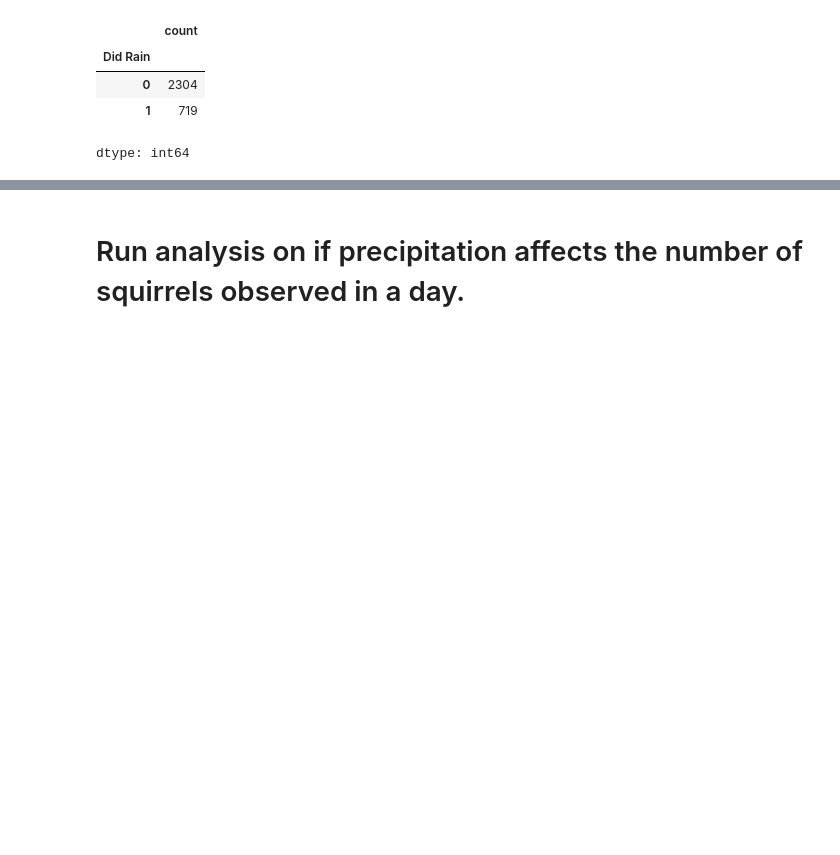
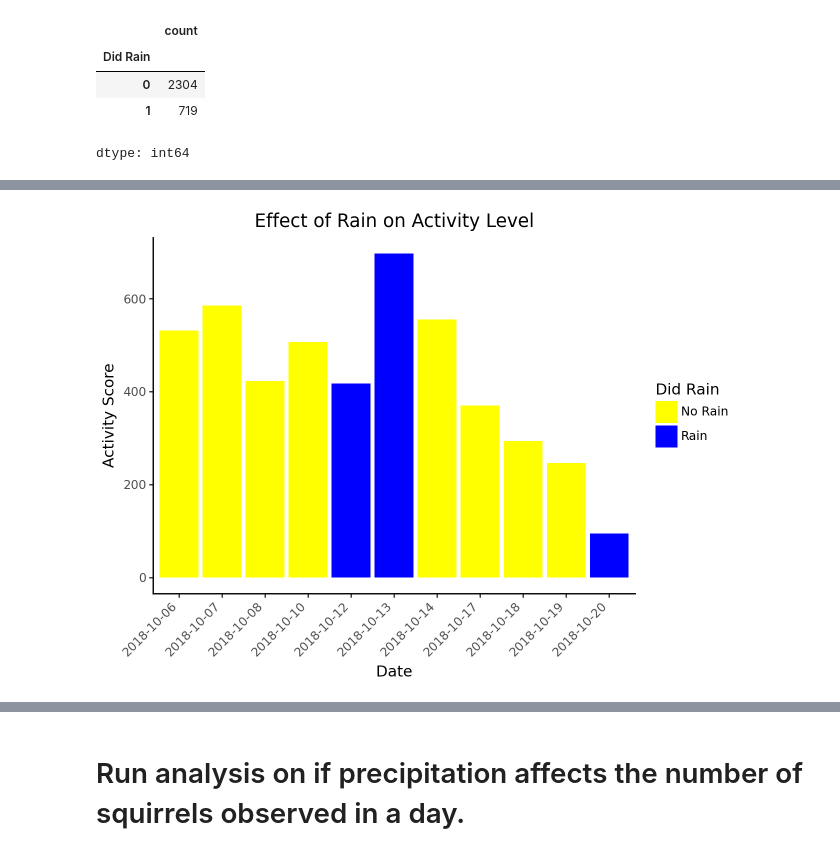
Before and after one commit to envirodatascience/final-project-go-squirrels, a Jupyter notebook: Sophie's_Squirrel_Notebook.ipynb, the cells around one changed output, grey strips where cells are left out. Cells and saved outputs as stored; diff of their text form; code cells hidden in the pictures; blank space fills up the shorter version.

```diff
--- a/Sophie's_Squirrel_Notebook.ipynb
+++ b/Sophie's_Squirrel_Notebook.ipynb
@@ -240,0 +244,11 @@ print(No_Rain_Activity.mean())
+# %%
+(
+    ggplot(merged_df, aes(x='Date_str', y='Activity Score', fill='Did Rain'))
+    + geom_col()
+    + scale_fill_manual(values=['yellow', 'blue'], labels=['No Rain', 'Rain'])
+    + theme_classic()
+    + theme(axis_text_x=element_text(rotation=45, hjust=1))
+    + labs(title="Effect of Rain on Activity Level", x="Date", y="Activity Score")
+)
+# %% [output]
+[figure, added]
```
Also changed, not shown: parts of 12 cells of this notebook.
